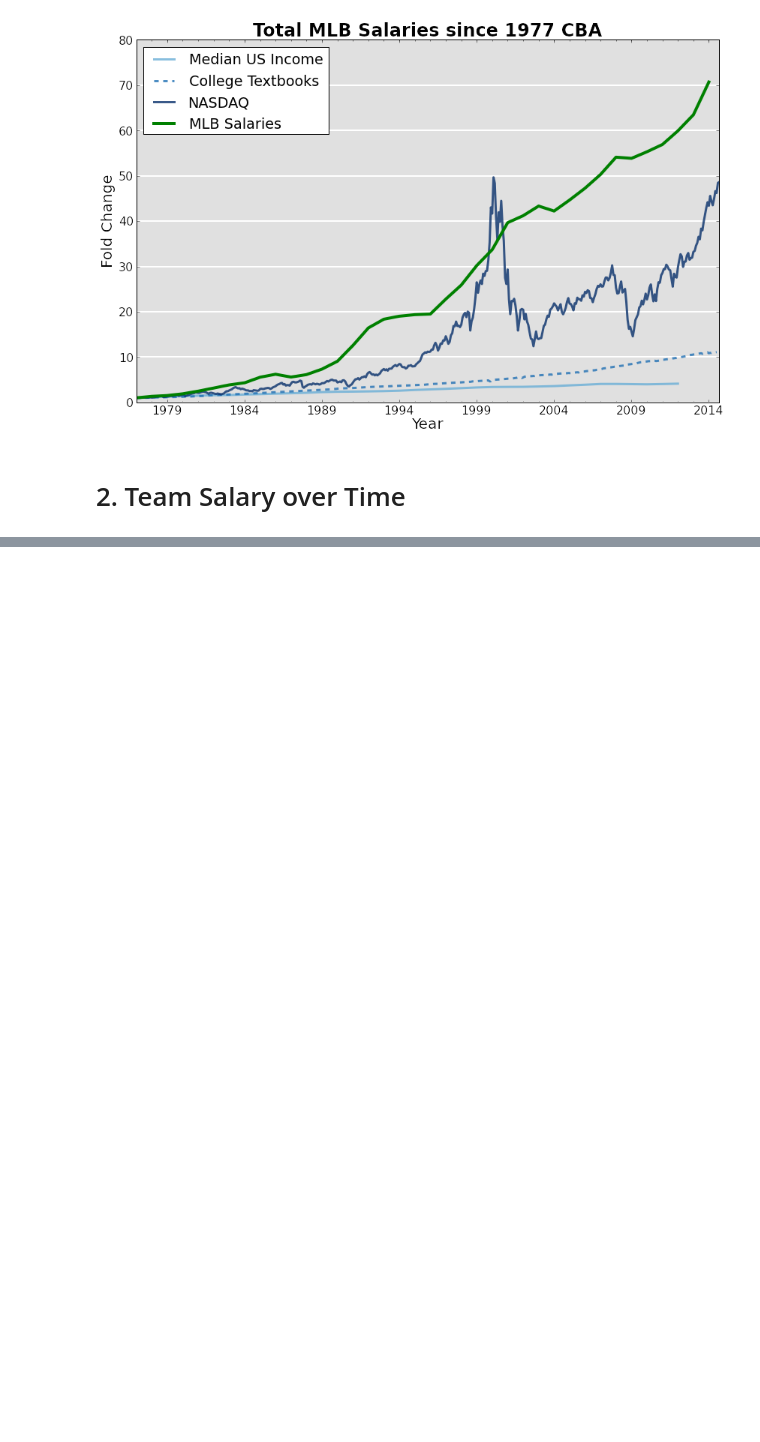
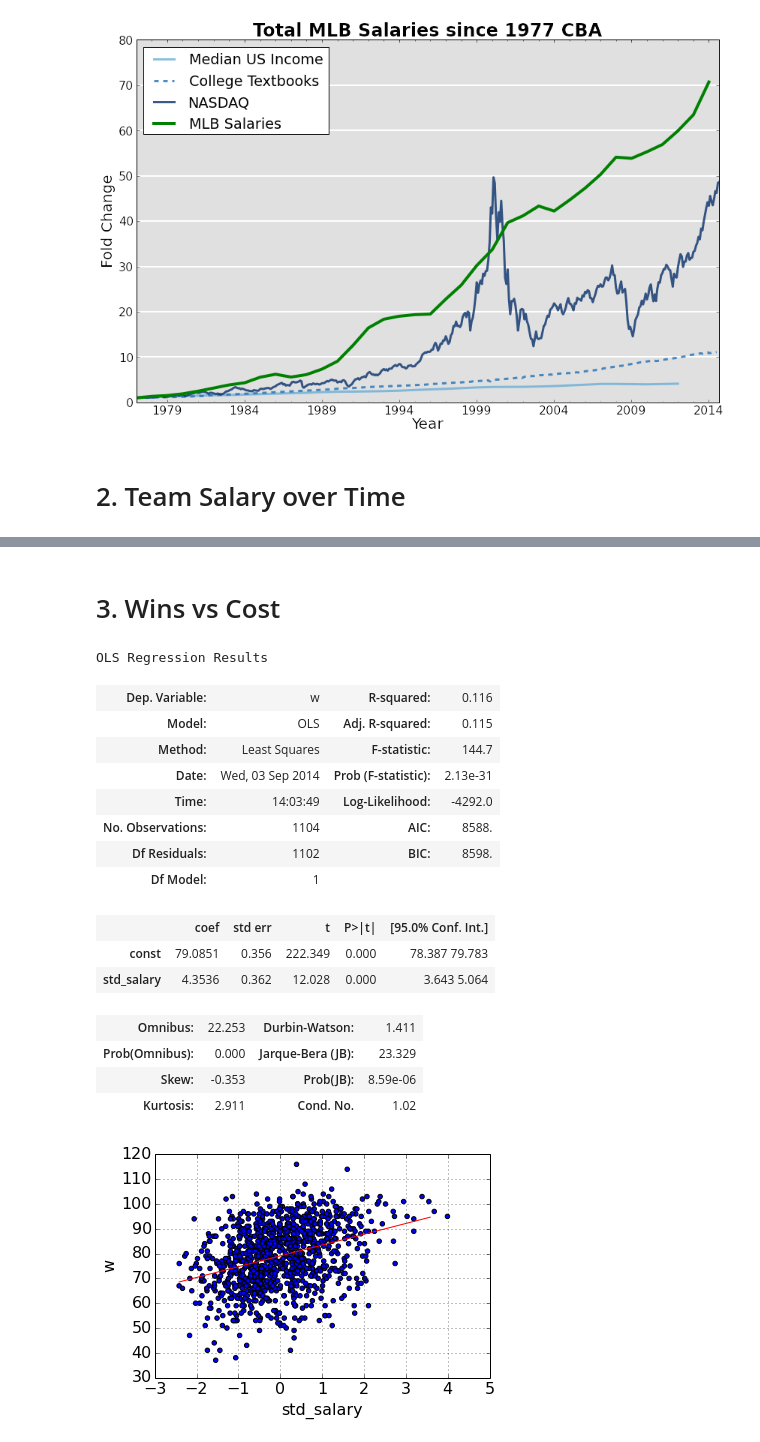
Before and after one commit to tyleha/personal, a Jupyter notebook: baseball.ipynb, the cells around one changed output, grey strips where cells are left out. Drawn from its saved outputs; the diff is of its cells as text; code cells hidden in the pictures; blank space fills up the shorter version.

```diff
--- a/baseball.ipynb
+++ b/baseball.ipynb
@@ -178,0 +192,54 @@ ax.legend(loc='upper left')
+# %% [markdown]
+# 3. Wins vs Cost
+# %%
+# Normalize salary to fraction of total money spent that year
+def add_prop(group):
+    group['frac_salary'] = group.salary/group.salary.sum()*100
+    return group
+stats = stats.groupby('year').apply(add_prop)
+
+# Compute the number of medians above the median each team's salary is
+def add_median(group):
+    group['median_salary'] = group.salary/group.salary.median()
+    return group
+stats = stats.groupby('year').apply(add_median)
+
+# Compute the number of standard deviations above the mean
+def add_median(group):
+    group['std_salary'] = (group.salary - group.salary.mean())/group.salary.std()
+    return group
+stats = stats.groupby('year').apply(add_median)
+# %%
+metric = 'std_salary'
+
+x = stats[metric]
+x = sm.add_constant(x)
+est = sm.OLS(stats['w'], x)
+
+res = est.fit()
+
+stats.plot(x=metric, y='w', kind='scatter')
+fakedata = np.arange(stats[metric].min(), stats[metric].max(), 1)
+fakedata = sm.add_constant(fakedata)
+y_hat = res.predict(fakedata)
+plt.plot(fakedata[:,1], y_hat, 'r')
+
+res.summary()
+# %% [output]
+OLS Regression Results
+| Dep. Variable: | w | R-squared: | 0.116 |
+| Model: | OLS | Adj. R-squared: | 0.115 |
+| Method: | Least Squares | F-statistic: | 144.7 |
+| Date: | Wed, 03 Sep 2014 | Prob (F-statistic): | 2.13e-31 |
+| Time: | 14:03:49 | Log-Likelihood: | -4292.0 |
+| No. Observations: | 1104 | AIC: | 8588. |
+| Df Residuals: | 1102 | BIC: | 8598. |
+| Df Model: | 1 |  |  |
+|  | coef | std err | t | P>|t| | [95.0% Conf. Int.] |
+| const | 79.0851 | 0.356 | 222.349 | 0.000 | 78.387 79.783 |
+| std_salary | 4.3536 | 0.362 | 12.028 | 0.000 | 3.643 5.064 |
+| Omnibus: | 22.253 | Durbin-Watson: | 1.411 |
+| Prob(Omnibus): | 0.000 | Jarque-Bera (JB): | 23.329 |
+| Skew: | -0.353 | Prob(JB): | 8.59e-06 |
+| Kurtosis: | 2.911 | Cond. No. | 1.02 |
+[figure, added]
```
Also changed, not shown: parts of 5 cells of this notebook, 1 other file.
